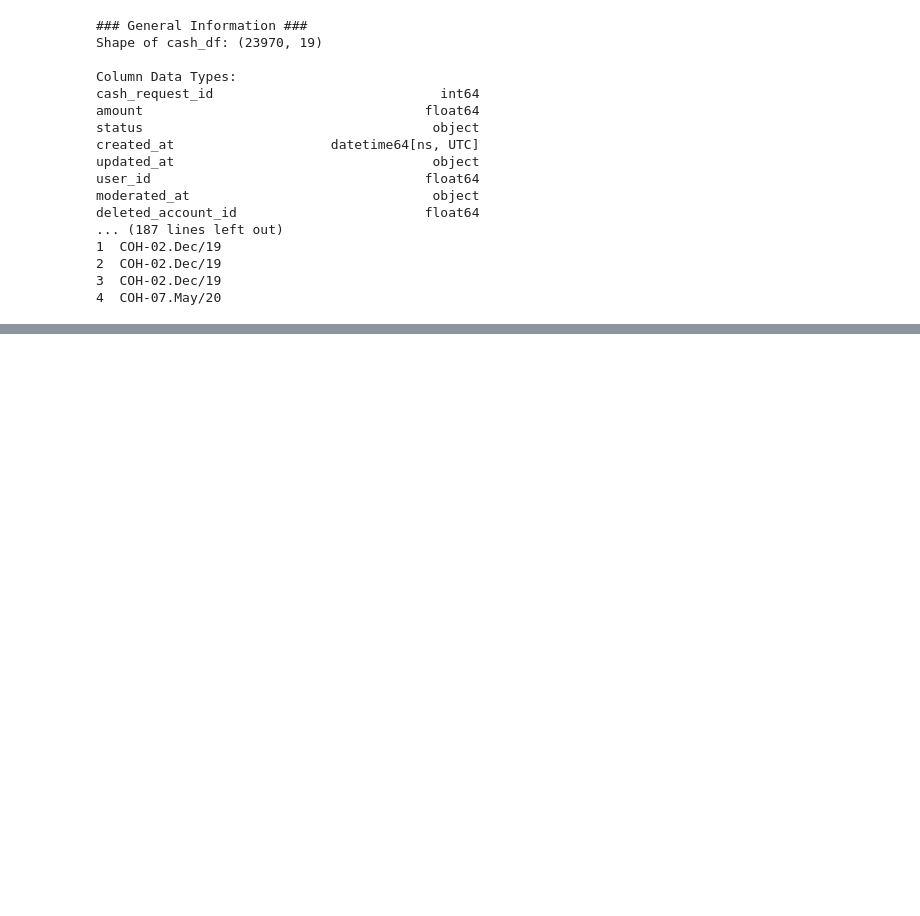
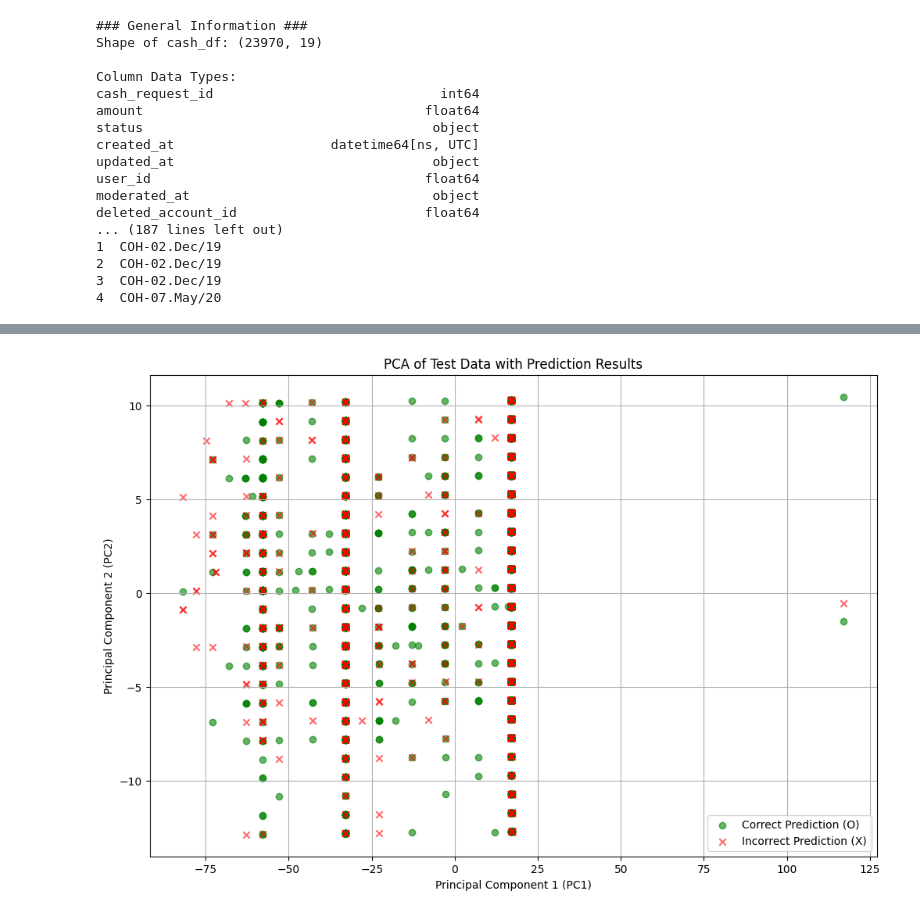
Before and after one commit to DataScience-UOC-projects/monayvi, a Jupyter notebook: notebooks/10-logistic-regression.ipynb, the cells around one changed output, grey strips where cells are left out. Saved outputs shown, nothing was run; the diff lists cells and outputs as text; code cells hidden in the pictures; blank space fills up the shorter version.

```diff
--- a/notebooks/10-logistic-regression.ipynb
+++ b/notebooks/10-logistic-regression.ipynb
@@ -590,0 +852,43 @@ X
+# %%
+# Step 2: Get predictions and identify success/failure
+y_pred = logistic_best.predict(X_test)
+correct = y_pred == y_test.values  # Ensure alignment with y_test's index
+incorrect = ~correct
+
+# Step 3: Create a DataFrame for plotting
+plot_df = pd.DataFrame(X_test_pca, columns=['PC1', 'PC2'])
+plot_df['Actual'] = y_test.values
+plot_df['Predicted'] = y_pred
+plot_df['Correct'] = correct
+
+# Ensure correct indexing
+plot_df.reset_index(drop=True, inplace=True)
+
+# Step 4: Plot with markers for success and failure
+plt.figure(figsize=(12, 8))
+plt.scatter(
+    plot_df.loc[plot_df['Correct'], 'PC1'],
+    plot_df.loc[plot_df['Correct'], 'PC2'],
+    c='green',
+    label='Correct Prediction (O)',
+    alpha=0.6,
+    marker='o'
+)
+plt.scatter(
+    plot_df.loc[~plot_df['Correct'], 'PC1'],
+    plot_df.loc[~plot_df['Correct'], 'PC2'],
+    c='red',
+    label='Incorrect Prediction (X)',
+    alpha=0.6,
+    marker='x'
+)
+
+# Customize the plot
+plt.title("PCA of Test Data with Prediction Results")
+plt.xlabel("Principal Component 1 (PC1)")
+plt.ylabel("Principal Component 2 (PC2)")
+plt.legend()
+plt.grid(True)
+plt.show()
+# %% [output]
+[figure, added]
```
Also changed, not shown: parts of 24 cells of this notebook, 2 other files.
